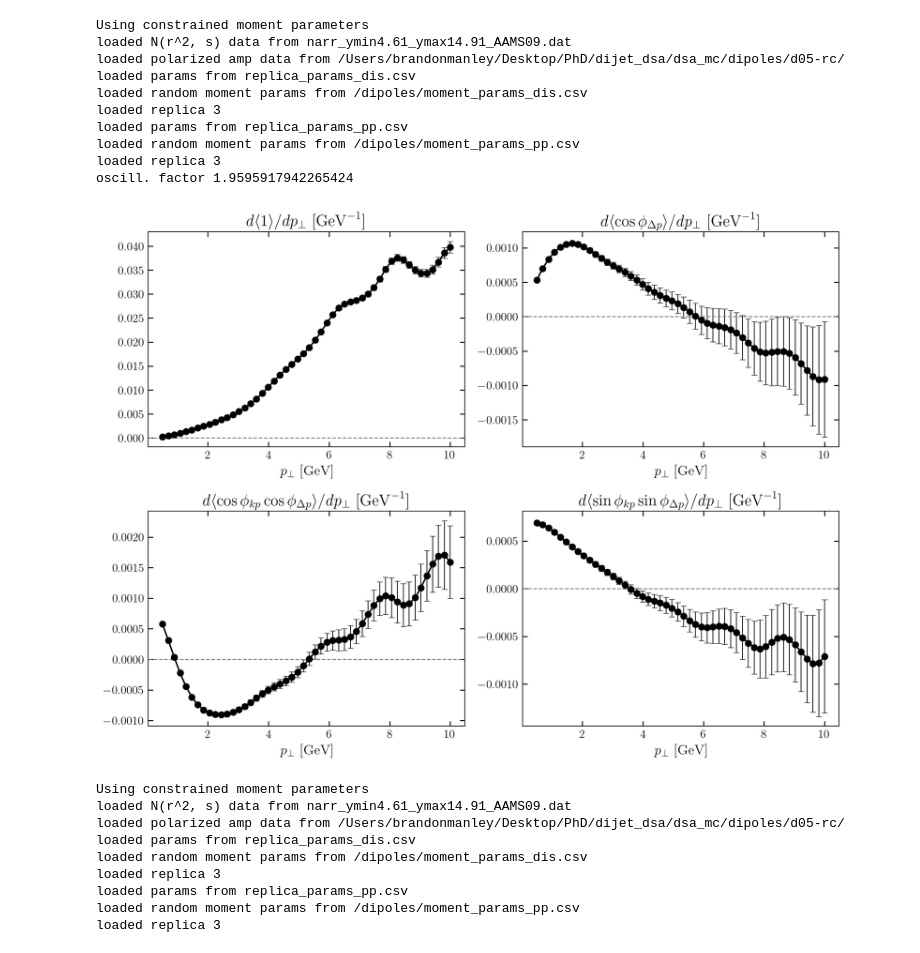
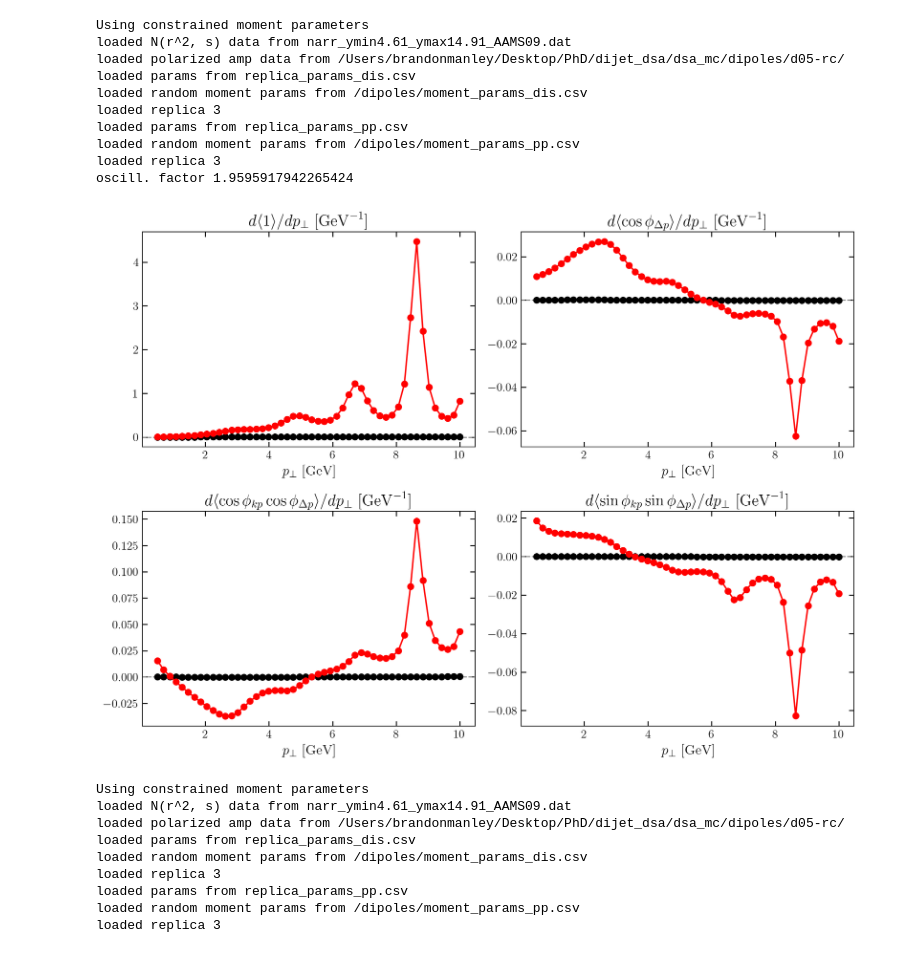
Before and after one commit to brandonmanley/dijet_DSA, a Jupyter notebook: bmanley/dsa_testing.ipynb, the cells around one changed output. Saved outputs shown, nothing was run; the diff lists cells and outputs as text; code cells hidden in the pictures.

```diff
--- a/bmanley/dsa_testing.ipynb
+++ b/bmanley/dsa_testing.ipynb
@@ -24,7 +24,7 @@ dj.load_params('replica_params_pp.csv')
 dj.set_params(3)
 
 lumi = 100
-roots = 45
+roots = 100
 
 kins = dijet.Kinematics()
 kins.x = 0.01
@@ -40,7 +40,7 @@ assert kins.y < 1, f'y = {kins.y} > 1'
 print('oscill. factor', kins.Q*np.sqrt(kins.z*(1-kins.z)))
 
 data = {}
-for weight in ['den', '1', 'cos(phi_Dp)', 'cos(phi_kp)cos(phi_Dp)', 'sin(phi_kp)sin(phi_Dp)']:
+for weight in ['den', 'den phi', '1', 'cos(phi_Dp)', 'cos(phi_kp)cos(phi_Dp)', 'sin(phi_kp)sin(phi_Dp)']:
     data[weight] = []
 
 
@@ -49,8 +49,10 @@ for pT in pT_values:
 
     kins.pT = pT
 
-    den = dj.angle_integrated_denominator(kins)
+    den = dj.angle_integrated_denominator(kins, weight='1')
+    den_phi = dj.angle_integrated_denominator(kins, weight='cos(phi_Dp)')
     data['den'].append(den)
+    data['den phi'].append(den_phi)
 
     for weight in ['1', 'cos(phi_Dp)', 'cos(phi_kp)cos(phi_Dp)', 'sin(phi_kp)sin(phi_Dp)']:
         num = dj.angle_integrated_numerator(kins, weight=weight)
@@ -74,9 +76,16 @@ oscill. factor 1.9595917942265424
 # calc asymmetries
 
 data['all'] = data['1']/data['den']
+
+data['all phi'] = data['1']/data['den phi']
+
 data['cos corr'] = data['cos(phi_Dp)']/data['den']
 data['coscos corr'] = data['cos(phi_kp)cos(phi_Dp)']/data['den']
 data['sinsin corr'] = data['sin(phi_kp)sin(phi_Dp)']/data['den']
+
+data['cos corr phi'] = data['cos(phi_Dp)']/data['den phi']
+data['coscos corr phi'] = data['cos(phi_kp)cos(phi_Dp)']/data['den phi']
+data['sinsin corr phi'] = data['sin(phi_kp)sin(phi_Dp)']/data['den phi']
 
 data['all error'] = np.sqrt(1/(data['den']*lumi))
 data['cos error'] = np.sqrt(0.5/(data['den']*lumi))
@@ -94,54 +103,74 @@ axs[0,0].errorbar(
     capsize=3, elinewidth=0.8, capthick=0.5,
     color='black'
 )
-
 axs[0,1].errorbar(
     pT_values, data['cos corr'], yerr=data['cos error'], marker='o',
     capsize=3, elinewidth=0.8, capthick=0.5,
     color='black'
 )
-
 axs[1,0].errorbar(
     pT_values, data['coscos corr'], yerr=data['coscos error'], marker='o',
     capsize=3, elinewidth=0.8, capthick=0.5,
     color='black'
 )
-
 axs[1,1].errorbar(
     pT_values, data['sinsin corr'], yerr=data['sinsin error'], marker='o',
     capsize=3, elinewidth=0.8, capthick=0.5,
     color='black'
 )
+
+
+axs[0,0].errorbar(
+    pT_values, data['all phi'], yerr=data['all error'], marker='o',
+    capsize=3, elinewidth=0.8, capthick=0.5,
+    color='red'
+)
+axs[0,1].errorbar(
+    pT_values, data['cos corr phi'], yerr=data['cos error'], marker='o',
+    capsize=3, elinewidth=0.8, capthick=0.5,
+    color='red'
+)
+axs[1,0].errorbar(
+    pT_values, data['coscos corr phi'], yerr=data['coscos error'], marker='o',
+    capsize=3, elinewidth=0.8, capthick=0.5,
+    color='red'
+)
+axs[1,1].errorbar(
+    pT_values, data['sinsin corr phi'], yerr=data['sinsin error'], marker='o',
+    capsize=3, elinewidth=0.8, capthick=0.5,
+    color='red'
+)
+
 
 for ax in axs:
     for iax in ax:
         iax.tick_params(axis="both", direction="in", length=5, width=1, which='both', right=True, top=True)
         iax.set_xlabel(r'$p_{\perp}$ [GeV]')
         iax.tick_params(axis="both", direction="in", length=5, width=1, which='both', right=True, top=True)
         iax.axhline(y=0, color='gray', linestyle='--', linewidth=1)
 
 
 axs[0,0].set_title(fr'$d \langle 1 \rangle /d p_\perp \,\,[\mathrm{{GeV}}^{{-1}}]$')
 axs[0,1].set_title(fr'$d \langle \cos \phi_{{\Delta p}} \rangle /d p_\perp \,\,[\mathrm{{GeV}}^{{-1}}]$')
 axs[1,0].set_title(fr'$d \langle \cos \phi_{{k p}} \cos \phi_{{\Delta p}}  \rangle /d p_\perp \,\,[\mathrm{{GeV}}^{{-1}}]$')
 axs[1,1].set_title(fr'$d \langle \sin \phi_{{k p}} \sin \phi_{{\Delta p}}  \rangle /d p_\perp \,\,[\mathrm{{GeV}}^{{-1}}]$')
 
 # axs[0,1].set_ylim([-0.000005, 0.000005])
 
 
 # axs[0,0].legend()
 # axs[0,0].semilogy()
 # axs[0,0].set_ylim([-0.000005, 0.000005])
 
 plt.tight_layout()
 plt.show()
 
 # if plot_bands:
 #     fig.savefig('plots/dsa_band.pdf', dpi=400, bbox_inches="tight")
 # else:
 #     fig.savefig('plots/dsa_lines.pdf', dpi=400, bbox_inches="tight")
 # %% [output]
-[figure, old version]
+[figure, new version]
 # %%
 # make data for dsa contour plot
 dj = dijet.DIJET(3, constrained_moments=True)
```
Also changed, not shown: 18 other files.
